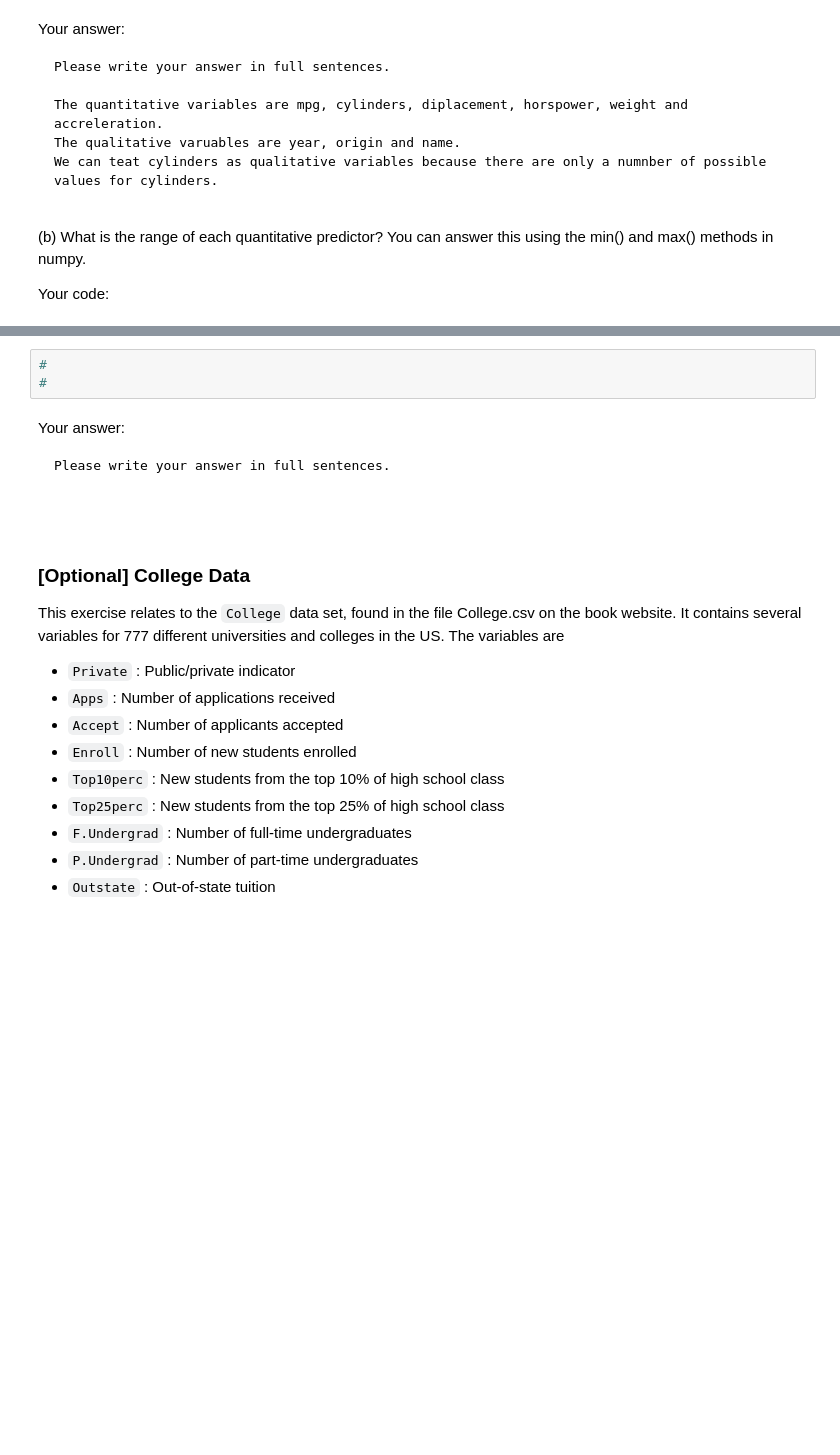
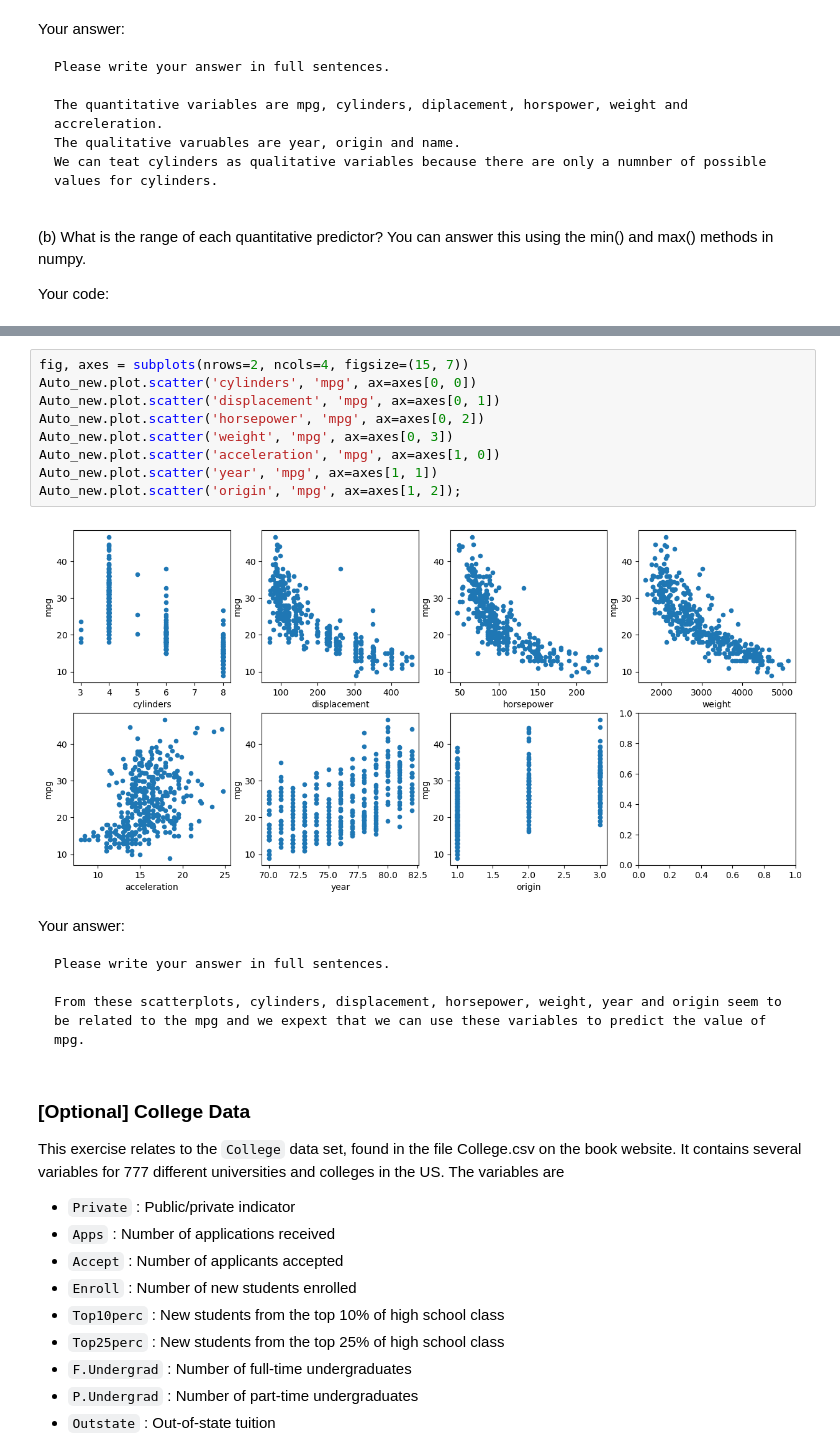
Before and after one commit to BU-MSSP-Classroom/MA679_Spring2024_00_statistical_learning-yu99t, a Jupyter notebook: Ch02_Application_SL_Python.ipynb, the cells around one changed output, grey strips where cells are left out. Saved outputs shown, nothing was run; the diff lists cells and outputs as text; blank space fills up the shorter version.

```diff
--- a/Ch02_Application_SL_Python.ipynb
+++ b/Ch02_Application_SL_Python.ipynb
@@ -240,15 +378,23 @@ Please write your answer in full sentences.
 
 Your code:
 # %%
-#
-#
+fig, axes = subplots(nrows=2, ncols=4, figsize=(15, 7))
+Auto_new.plot.scatter('cylinders', 'mpg', ax=axes[0, 0])
+Auto_new.plot.scatter('displacement', 'mpg', ax=axes[0, 1])
+Auto_new.plot.scatter('horsepower', 'mpg', ax=axes[0, 2])
+Auto_new.plot.scatter('weight', 'mpg', ax=axes[0, 3])
+Auto_new.plot.scatter('acceleration', 'mpg', ax=axes[1, 0])
+Auto_new.plot.scatter('year', 'mpg', ax=axes[1, 1])
+Auto_new.plot.scatter('origin', 'mpg', ax=axes[1, 2]);
+# %% [output]
+[figure, added]
 # %% [markdown]
 Your answer:
 
 ~~~
 Please write your answer in full sentences.
 
-
+From these scatterplots, cylinders, displacement, horsepower, weight, year and origin seem to be related to the mpg and we expext that we can use these variables to predict the value of mpg.
 ~~~
 # %% [markdown]
 ### [Optional] College Data
```
Also changed, not shown: parts of 20 cells of this notebook.
